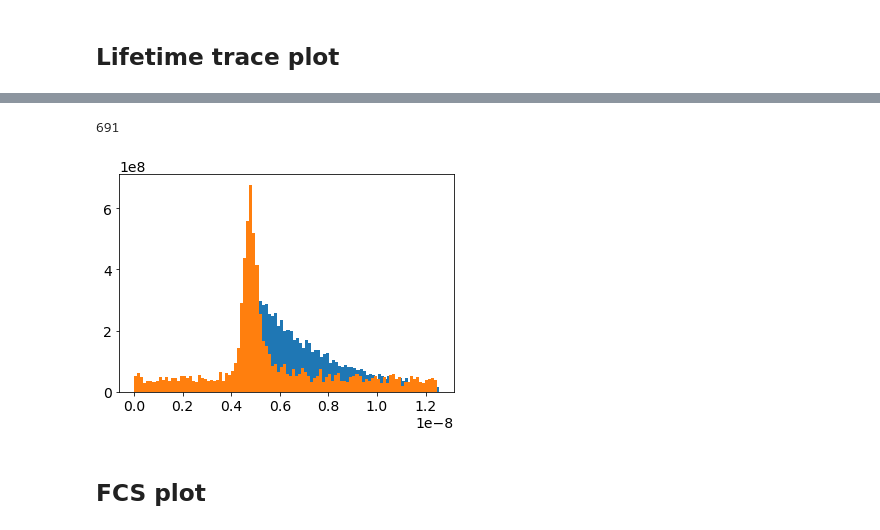
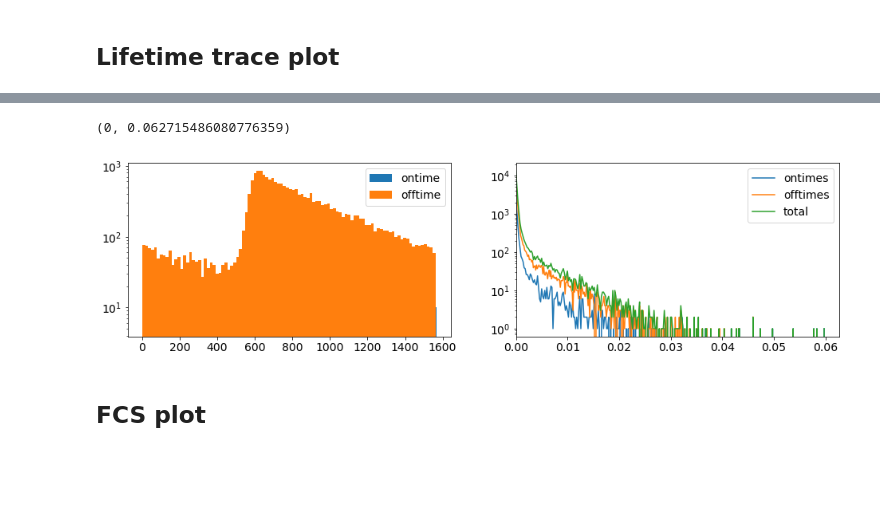
Before and after one commit to biswajitSM/Azurin_SM_repo, a Jupyter notebook: Analysis/Analysis_General.ipynb, the cells around one changed output, grey strips where cells are left out. Cells and saved outputs as stored; diff of their text form; code cells hidden in the pictures; blank space fills up the shorter version.

```diff
--- a/Analysis/Analysis_General.ipynb
+++ b/Analysis/Analysis_General.ipynb
@@ -165,11 +200,28 @@ ax11.set_xlim(0, 10)
-# %%
-hist(df_on['nanotimes'], bins=100, normed=True);
-hist(df_off['nanotimes'], bins=100, normed=True);
-len(df_off[df_off['nanotimes'] > 0.4e-8])
-len(df_off[df_off['nanotimes'] < 0.4e-8]['count_rate'])
-# %% [output]
-691
-[figure, removed]
+# %%
+#
+fig = plt.figure(figsize=[16, 4])
+nrows=1;ncols=2
+ax00 = plt.subplot2grid((nrows,ncols), (0,0))
+ax01 = plt.subplot2grid((nrows,ncols), (0,1))
+# lifetime histogram
+ax00.hist(df_on['nanotimes'], bins=100, label='ontime');
+ax00.hist(df_off['nanotimes'], bins=100, label='offtime');
+#interphoton
+hist, bin_edges = np.histogram(df_on['int_photon'], bins=300);
+ax01.plot(bin_edges[:-1], hist, label='ontimes')
+hist, bin_edges = np.histogram(df_off['int_photon'], bins=300);
+ax01.plot(bin_edges[:-1], hist, label='offtimes')
+hist, bin_edges = np.histogram(df_dig['int_photon'], bins=300);
+ax01.plot(bin_edges[:-1], hist, label='total')
+ax00.legend()
+ax01.legend()
+ax00.set_yscale('log')
+# ax01.set_xscale('log')
+ax01.set_yscale('log')
+ax01.set_xlim(0, None)
+# %% [output]
+(0, 0.062715486080776359)
+[figure, added]
 # %% [markdown]
 ## FCS plot
 # %% [markdown]
```
Also changed, not shown: parts of 5 cells of this notebook, 3 other files.
